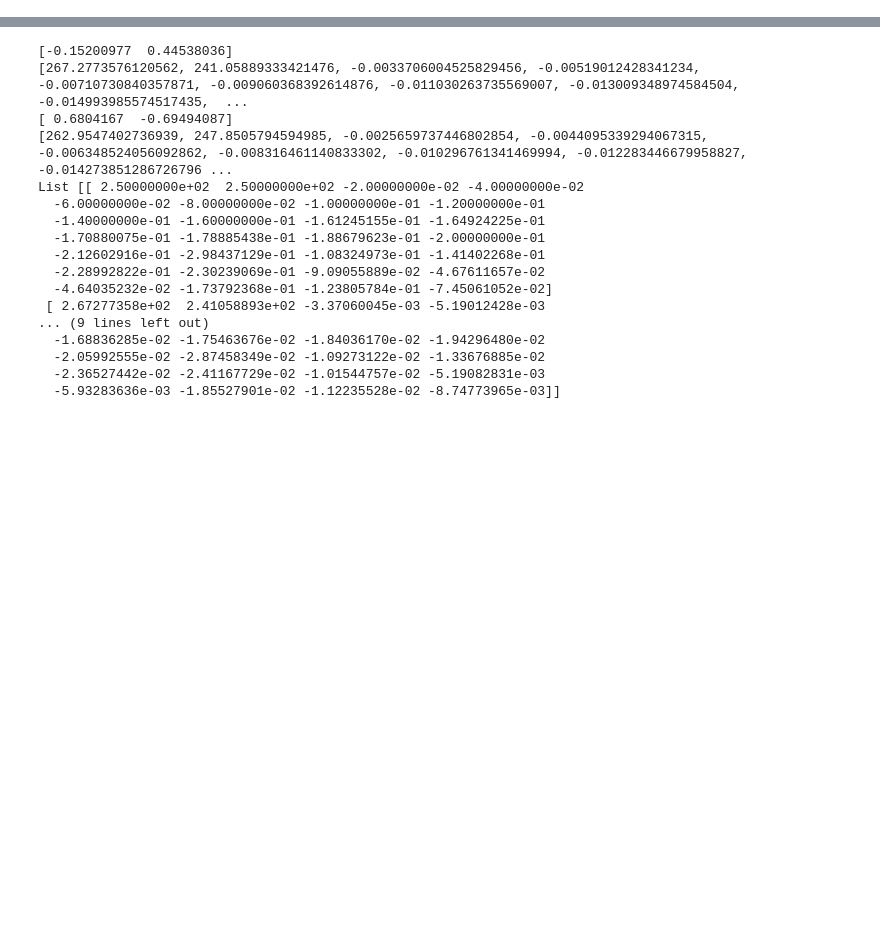
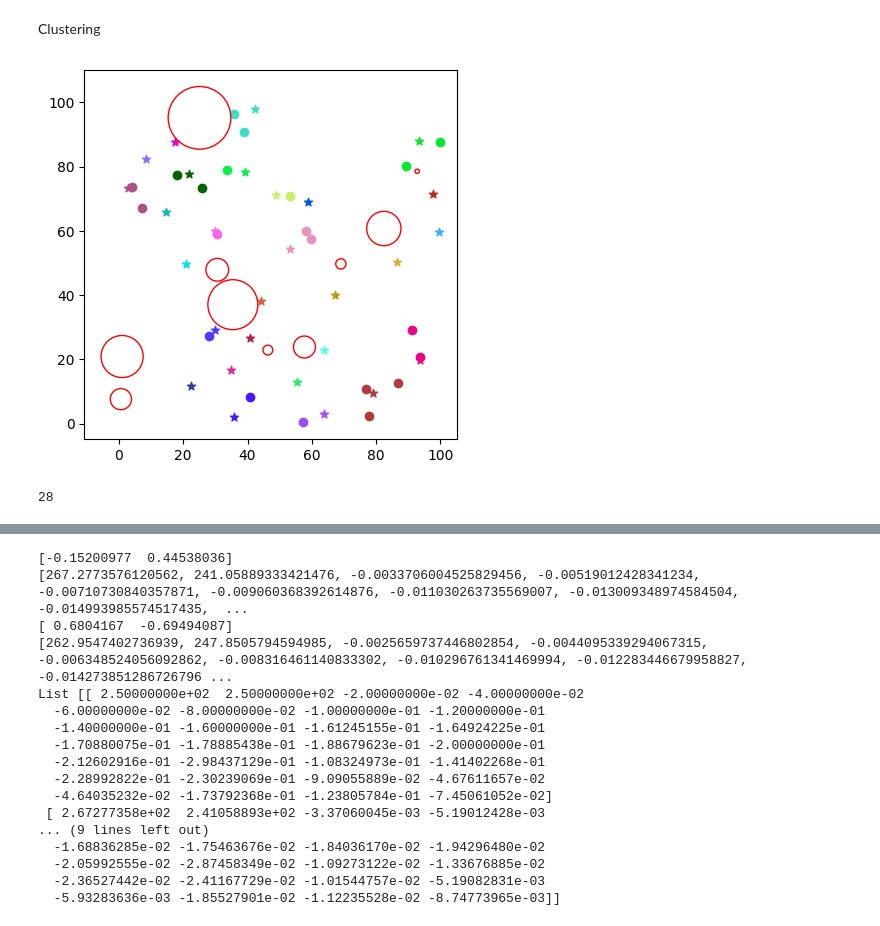
Before and after one commit to eshaansodhi/UAV-PPO-single-agent, a Jupyter notebook: Single_agent.ipynb, the cells around one changed output, grey strips where cells are left out. Drawn from its saved outputs; the diff is of its cells as text; code cells hidden in the pictures; blank space fills up the shorter version.

```diff
--- a/Single_agent.ipynb
+++ b/Single_agent.ipynb
@@ -144,0 +178,27 @@ def distance(u,v,w,x,y,z):
+# %% [markdown]
+Clustering
+# %%
+Clusters = maximum_minimum_distance_clustering(N, Cluster_radius)
+
+M = []
+
+for cluster_head, cluster_nodes in Clusters.items():
+    M.append(cluster_head)
+
+x,y=[node[0] for node in Clusters.keys()],[node[1] for node in Clusters.keys()]
+for i in Clusters.keys():
+    color=(random.choice(range(256))/255,
+           random.choice(range(256))/255,
+           random.choice(range(256))/255)
+    plt.scatter(i[0],i[1],color=color,marker='*')
+    for j in Clusters[i]:
+        plt.scatter(j[0],j[1],color=color)
+for obstacle in O_obstacles:
+    circle = plt.Circle((obstacle[0], obstacle[1]), obstacle[2], color='red', fill=False)
+    plt.gca().add_patch(circle)
+plt.gca().set_aspect('equal')
+plt.show()
+print(len(x))
+# %% [output]
+[figure, added]
+28
```
Also changed, not shown: parts of 8 cells of this notebook.
